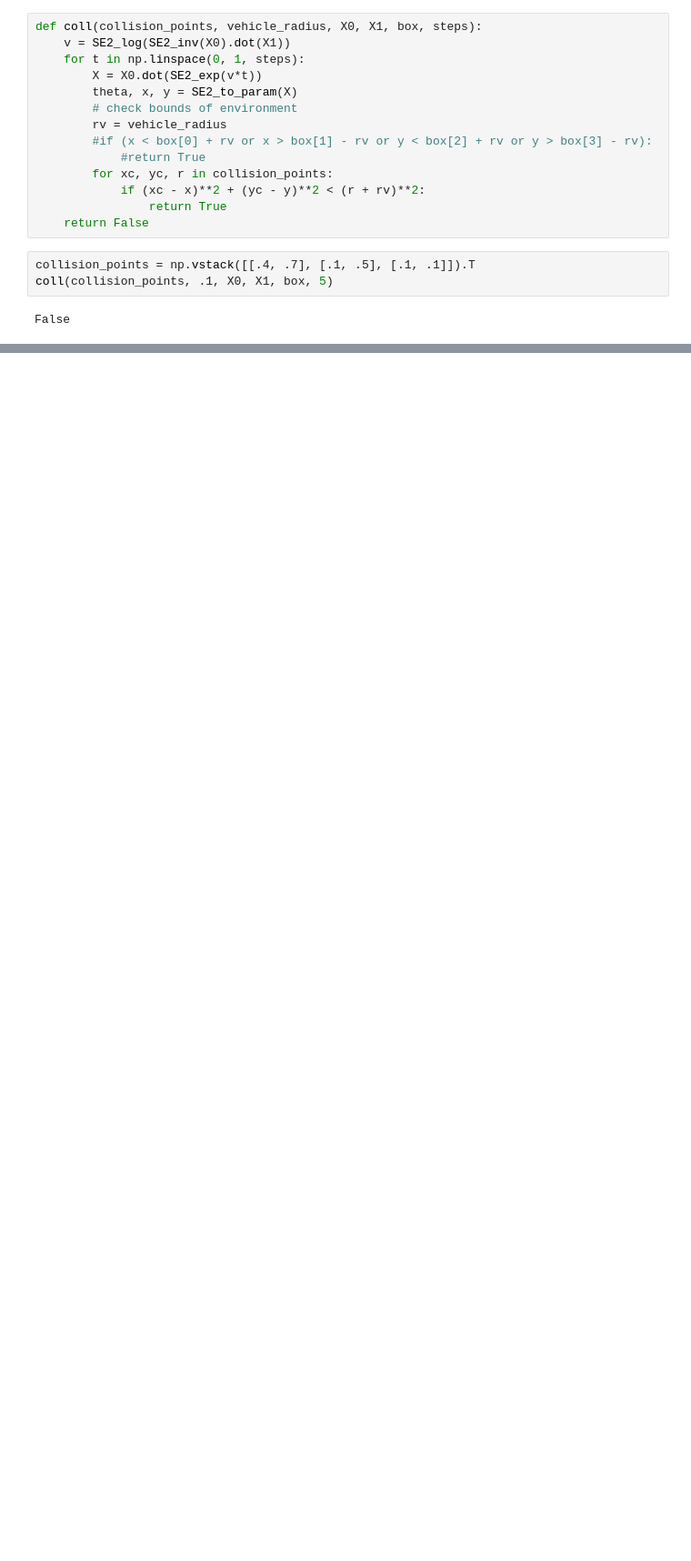
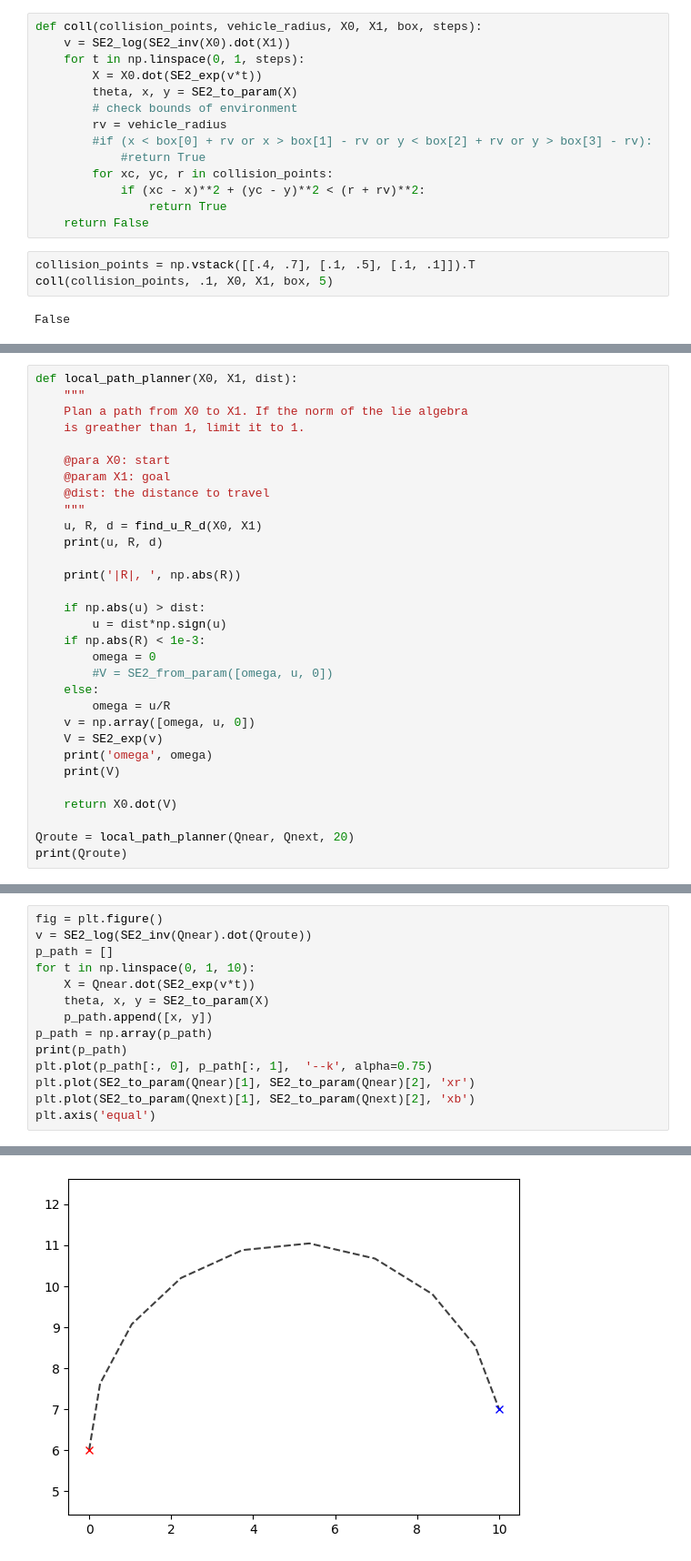
Before and after one commit to jeffersonkim97/cognis_UAM, a Jupyter notebook: notebook/test.ipynb, the cells around one changed output, grey strips where cells are left out. Shown at 91% size. Cells and saved outputs as stored; diff of their text form; blank space fills up the shorter version.

```diff
--- a/notebook/test.ipynb
+++ b/notebook/test.ipynb
@@ -528,0 +576,31 @@ False
+# %%
+def local_path_planner(X0, X1, dist):
+    """
+    Plan a path from X0 to X1. If the norm of the lie algebra
+    is greather than 1, limit it to 1.
+
+    @para X0: start
+    @param X1: goal
+    @dist: the distance to travel
+    """
+    u, R, d = find_u_R_d(X0, X1)
+    print(u, R, d)
+
+    print('|R|, ', np.abs(R))
+
+    if np.abs(u) > dist:
+        u = dist*np.sign(u)
+    if np.abs(R) < 1e-3:
+        omega = 0
+        #V = SE2_from_param([omega, u, 0])
+    else:
+        omega = u/R
+    v = np.array([omega, u, 0])
+    V = SE2_exp(v)
+    print('omega', omega)
+    print(V)
+
+    return X0.dot(V)
+
+Qroute = local_path_planner(Qnear, Qnext, 20)
+print(Qroute)
@@ -528,0 +617,15 @@ False
+# %%
+fig = plt.figure()
+v = SE2_log(SE2_inv(Qnear).dot(Qroute))
+p_path = []
+for t in np.linspace(0, 1, 10):
+    X = Qnear.dot(SE2_exp(v*t))
+    theta, x, y = SE2_to_param(X)
+    p_path.append([x, y])
+p_path = np.array(p_path)
+print(p_path)
+plt.plot(p_path[:, 0], p_path[:, 1],  '--k', alpha=0.75)
+plt.plot(SE2_to_param(Qnear)[1], SE2_to_param(Qnear)[2], 'xr')
+plt.plot(SE2_to_param(Qnext)[1], SE2_to_param(Qnext)[2], 'xb')
+plt.axis('equal')
+# %% [output]
@@ -528,0 +643 @@ False
+[figure, added]
```
Also changed, not shown: parts of 30 cells of this notebook, 6 other files.
